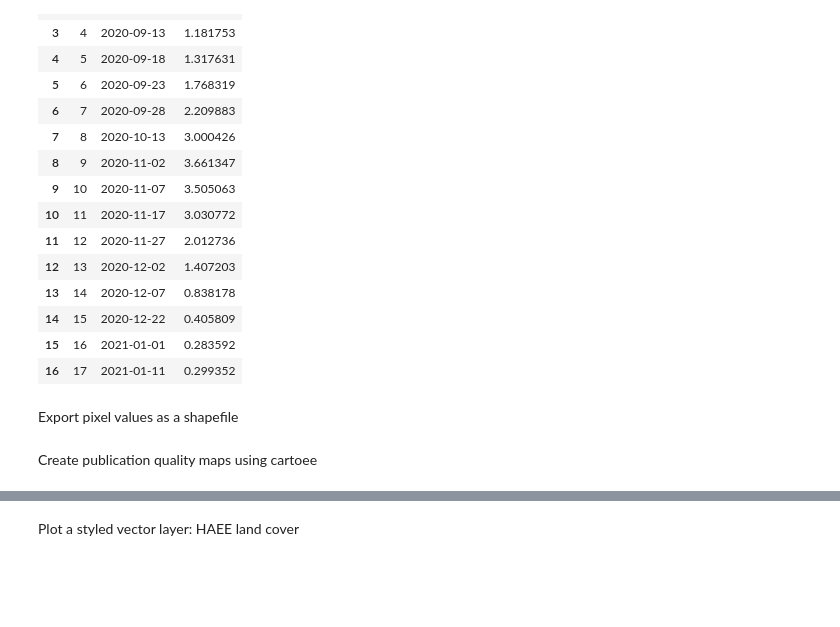
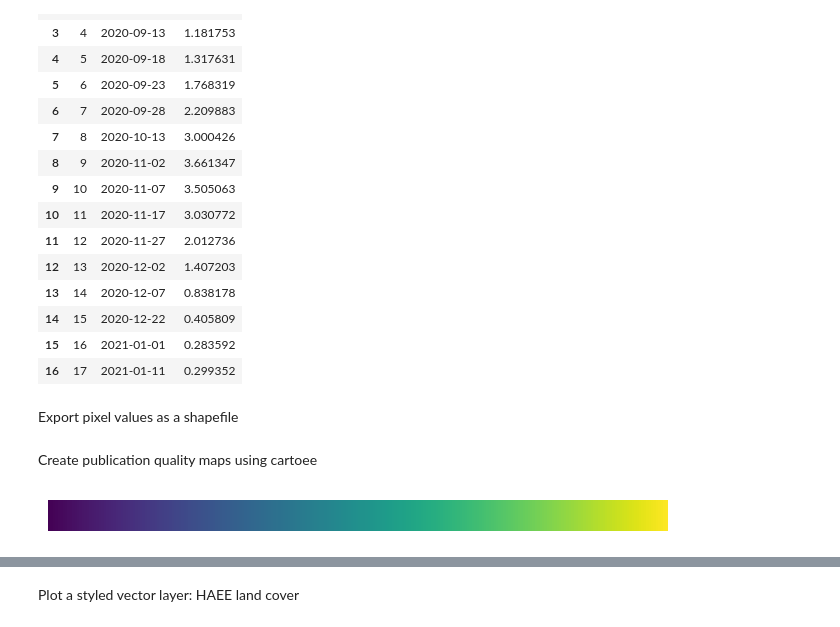
Before and after one commit to PhD-Gabriel-Caballero/ESA-summer-school-2023-Croatia, a Jupyter notebook: S2_based_LAI_retrieval_using_parametric_indices_in_Google_Earth_Engine_(GEE).ipynb, the cells around one changed output, grey strips where cells are left out. Cells and saved outputs as stored; diff of their text form; code cells hidden in the pictures; blank space fills up the shorter version.

```diff
--- a/S2_based_LAI_retrieval_using_parametric_indices_in_Google_Earth_Engine_(GEE).ipynb
+++ b/S2_based_LAI_retrieval_using_parametric_indices_in_Google_Earth_Engine_(GEE).ipynb
@@ -460,10 +462,12 @@ Create publication quality maps using cartoee
 # %%
 # Thematic colour palette definition for LAI mapping
 
 colormap = 'viridis'
 
 palette = cm.get_palette(colormap, n_class=10)
-LAI_palette_1 = {'min': 0, 'max': 3, 'palette': palette}
+LAI_palette_2 = {'min': 0, 'max': 3.5, 'palette': palette}
 cm.plot_colormap(colormap, width=8.0, height=0.4, orientation='horizontal')
+# %% [output]
+[figure, added]
 # %%
 # geospatial region in format [E,S,W,N]
```
Also changed, not shown: parts of 5 cells of this notebook.
